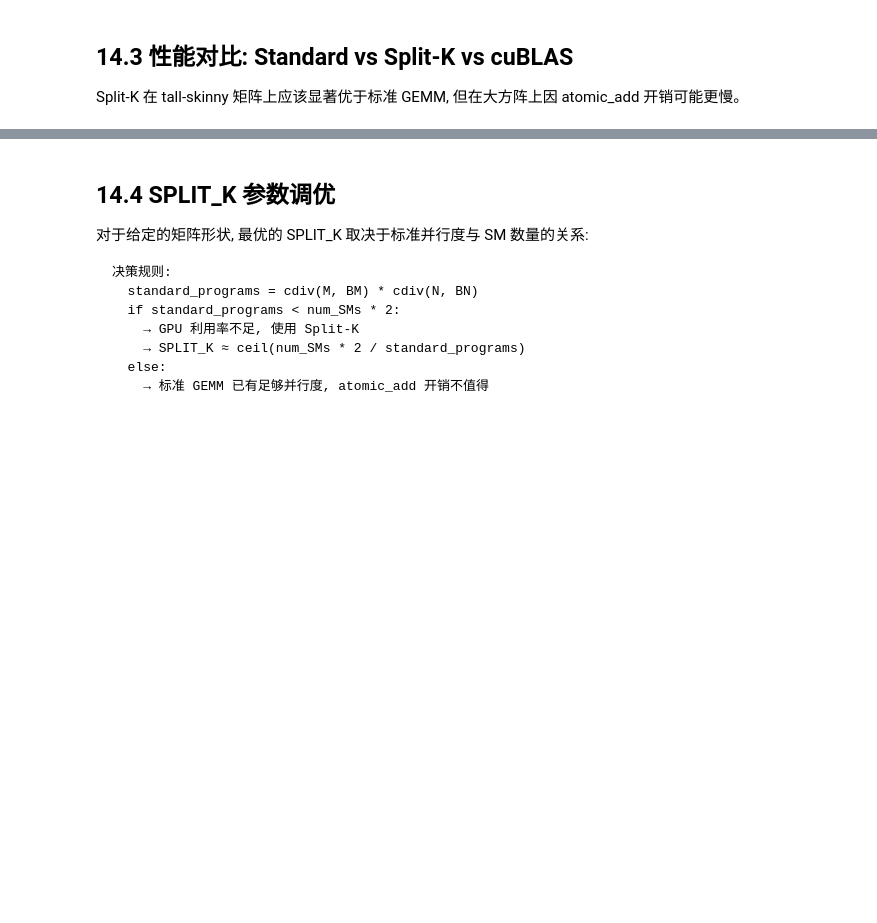
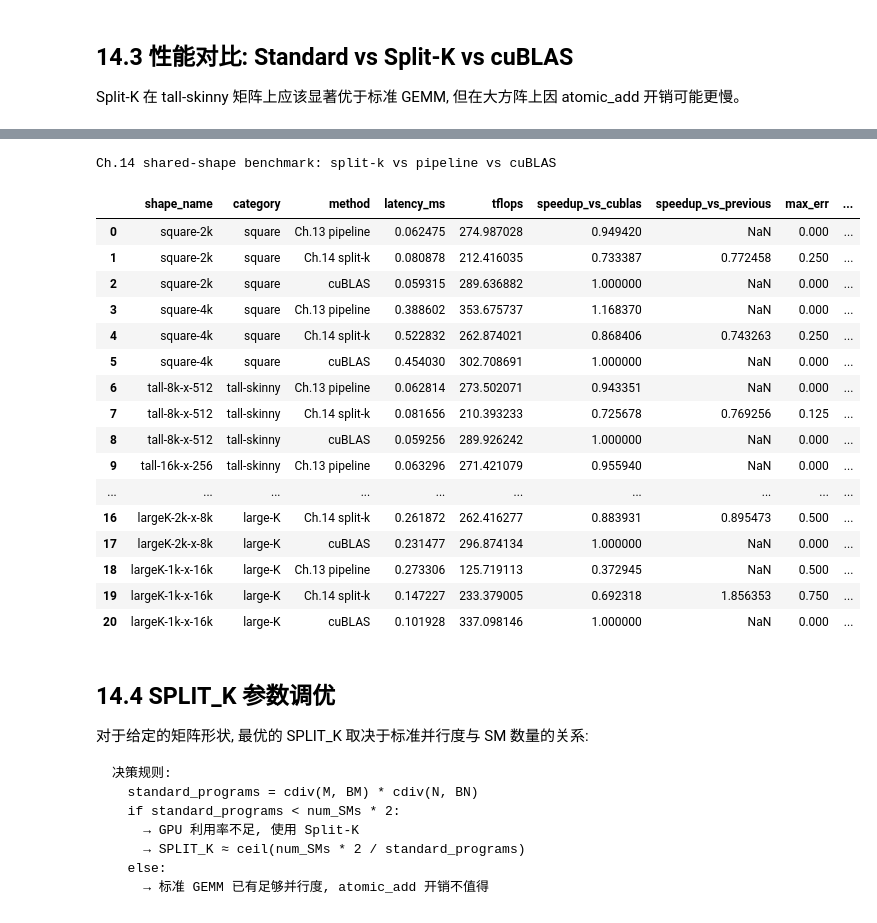
Before and after one commit to HeduAiDev/triton-tutorial, a Jupyter notebook: 03_matmul_optimization/14_matmul_splitk.ipynb, the cells around one changed output, grey strips where cells are left out. Cells and saved outputs as stored; diff of their text form; code cells hidden in the pictures; blank space fills up the shorter version.

```diff
--- a/03_matmul_optimization/14_matmul_splitk.ipynb
+++ b/03_matmul_optimization/14_matmul_splitk.ipynb
@@ -310,3 +405,73 @@ GPU: NVIDIA RTX PRO 6000 Blackwell Workstation Edition, SMs: 188
+# %%
+import sys
+from pathlib import Path
+
+for candidate in (Path.cwd(), Path.cwd() / "03_matmul_optimization"):
+    candidate_str = str(candidate)
+    if candidate_str not in sys.path:
+        sys.path.append(candidate_str)
+
+from benchmark_utils import (
+    BENCHMARK_SHAPES,
+    add_relative_columns,
+    benchmark_method,
+    format_results,
+    make_fp16_inputs,
+)
+
+print("Ch.14 shared-shape benchmark: split-k vs pipeline vs cuBLAS")
+chapter14_results = []
+previous_map = {"Ch.14 split-k": "Ch.13 pipeline"}
+
+for shape in BENCHMARK_SHAPES:
+    a, b = make_fp16_inputs(shape.M, shape.N, shape.K)
+    c_ref = torch.matmul(a, b)
+    methods = {
+        "Ch.13 pipeline": lambda x, y: matmul_standard(x, y, num_stages=3),
+        "Ch.14 split-k": lambda x, y: matmul_splitk(x, y, SPLIT_K=4, num_stages=3),
+        "cuBLAS": lambda x, y: torch.matmul(x, y),
+    }
+    for method_name, fn in methods.items():
+        chapter14_results.append(
+            benchmark_method(method_name, fn, shape, a, b, c_ref=c_ref)
+        )
+    del a, b, c_ref
+    torch.cuda.empty_cache()
+
+chapter14_df = add_relative_columns(
+    format_results(chapter14_results),
+    previous_method_by_method=previous_map,
+)
+chapter14_df[[
+    "shape_name",
+    "category",
+    "method",
+    "latency_ms",
+    "tflops",
+    "speedup_vs_cublas",
+    "speedup_vs_previous",
+    "max_err",
+    "passed",
+]]
+# %% [output]
+Ch.14 shared-shape benchmark: split-k vs pipeline vs cuBLAS
+|  | shape_name | category | method | latency_ms | tflops | speedup_vs_cublas | speedup_vs_previous | max_err | ... |
+| 0 | square-2k | square | Ch.13 pipeline | 0.062475 | 274.987028 | 0.949420 | NaN | 0.000 | ... |
+| 1 | square-2k | square | Ch.14 split-k | 0.080878 | 212.416035 | 0.733387 | 0.772458 | 0.250 | ... |
+| 2 | square-2k | square | cuBLAS | 0.059315 | 289.636882 | 1.000000 | NaN | 0.000 | ... |
+| 3 | square-4k | square | Ch.13 pipeline | 0.388602 | 353.675737 | 1.168370 | NaN | 0.000 | ... |
+| 4 | square-4k | square | Ch.14 split-k | 0.522832 | 262.874021 | 0.868406 | 0.743263 | 0.250 | ... |
+| 5 | square-4k | square | cuBLAS | 0.454030 | 302.708691 | 1.000000 | NaN | 0.000 | ... |
+| 6 | tall-8k-x-512 | tall-skinny | Ch.13 pipeline | 0.062814 | 273.502071 | 0.943351 | NaN | 0.000 | ... |
+| 7 | tall-8k-x-512 | tall-skinny | Ch.14 split-k | 0.081656 | 210.393233 | 0.725678 | 0.769256 | 0.125 | ... |
+| 8 | tall-8k-x-512 | tall-skinny | cuBLAS | 0.059256 | 289.926242 | 1.000000 | NaN | 0.000 | ... |
+| 9 | tall-16k-x-256 | tall-skinny | Ch.13 pipeline | 0.063296 | 271.421079 | 0.955940 | NaN | 0.000 | ... |
+| ... | ... | ... | ... | ... | ... | ... | ... | ... | ... |
+| 16 | largeK-2k-x-8k | large-K | Ch.14 split-k | 0.261872 | 262.416277 | 0.883931 | 0.895473 | 0.500 | ... |
+| 17 | largeK-2k-x-8k | large-K | cuBLAS | 0.231477 | 296.874134 | 1.000000 | NaN | 0.000 | ... |
+| 18 | largeK-1k-x-16k | large-K | Ch.13 pipeline | 0.273306 | 125.719113 | 0.372945 | NaN | 0.500 | ... |
+| 19 | largeK-1k-x-16k | large-K | Ch.14 split-k | 0.147227 | 233.379005 | 0.692318 | 1.856353 | 0.750 | ... |
+| 20 | largeK-1k-x-16k | large-K | cuBLAS | 0.101928 | 337.098146 | 1.000000 | NaN | 0.000 | ... |
 # %% [markdown]
 ## 14.4 SPLIT_K 参数调优
 
```
Also changed, not shown: parts of 8 cells of this notebook, 11 other files.
